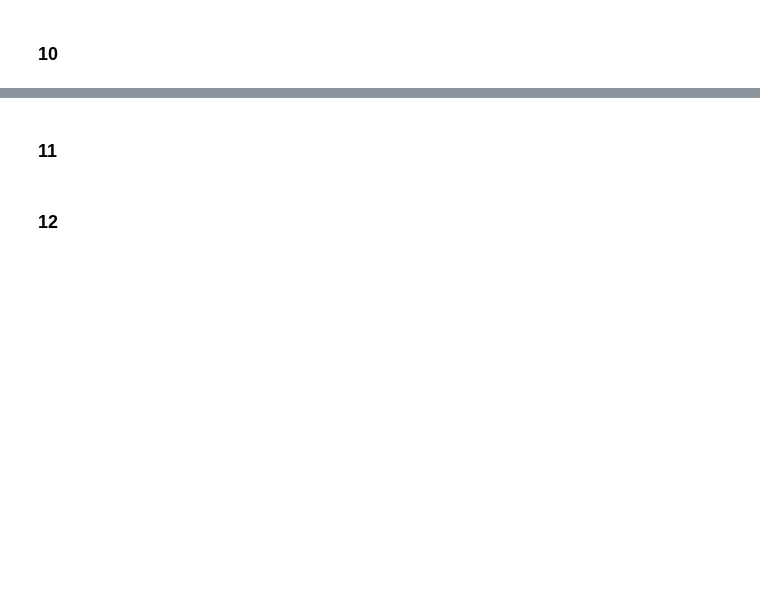
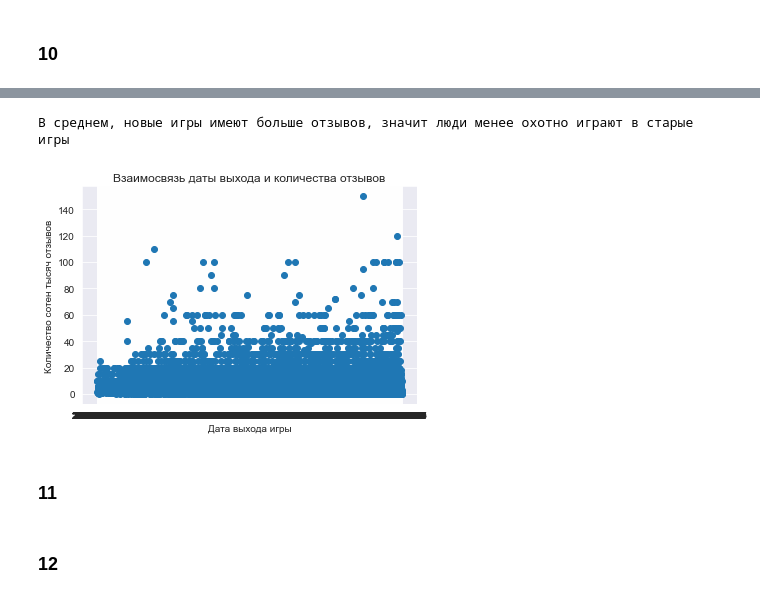
Before and after one commit to AKSUMRUS/DataAnalizeCSHSE2023, a Jupyter notebook: Games.ipynb, the cells around one changed output, grey strips where cells are left out. Saved outputs shown, nothing was run; the diff lists cells and outputs as text; code cells hidden in the pictures; blank space fills up the shorter version.

```diff
--- a/Games.ipynb
+++ b/Games.ipynb
@@ -335,3 +337,17 @@ print("Абсолютное большинство игр выпускаются
+# %%
+df3 = df.sort_values(by='date_release')
+
+x = df3['date_release']
+y = df3['price_final']
+
+plt.title('Взаимосвязь даты выхода и количества отзывов')
+plt.xlabel('Дата выхода игры')
+plt.ylabel('Количество сотен тысяч отзывов')
+plt.scatter(x,y)
+print('В среднем, новые игры имеют больше отзывов, значит люди менее охотно играют в старые игры')
+# %% [output]
+В среднем, новые игры имеют больше отзывов, значит люди менее охотно играют в старые игры
+[figure, added]
 # %% [markdown]
 ### 11
 # %% [markdown]
```
Also changed, not shown: parts of 5 cells of this notebook.
